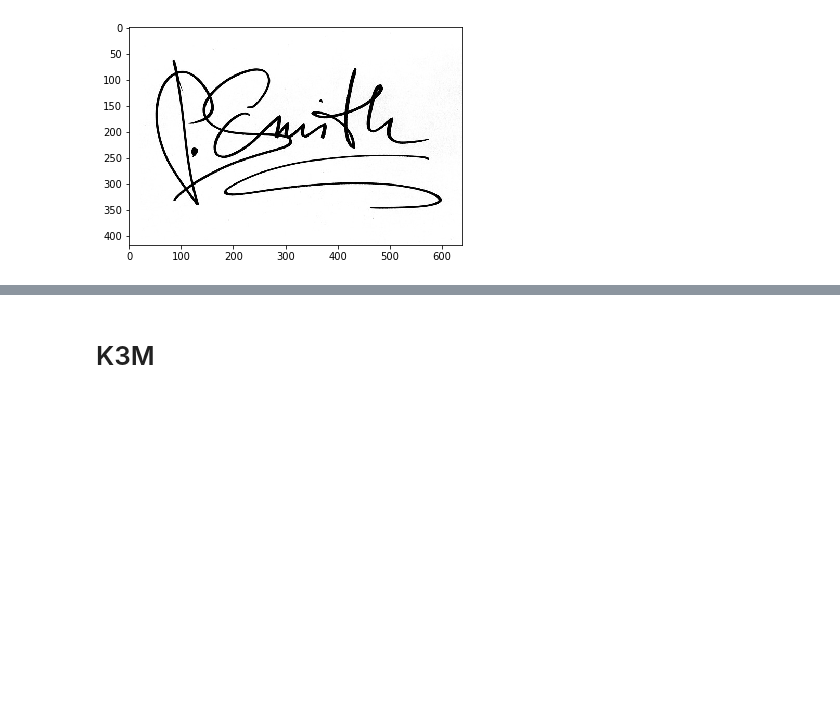
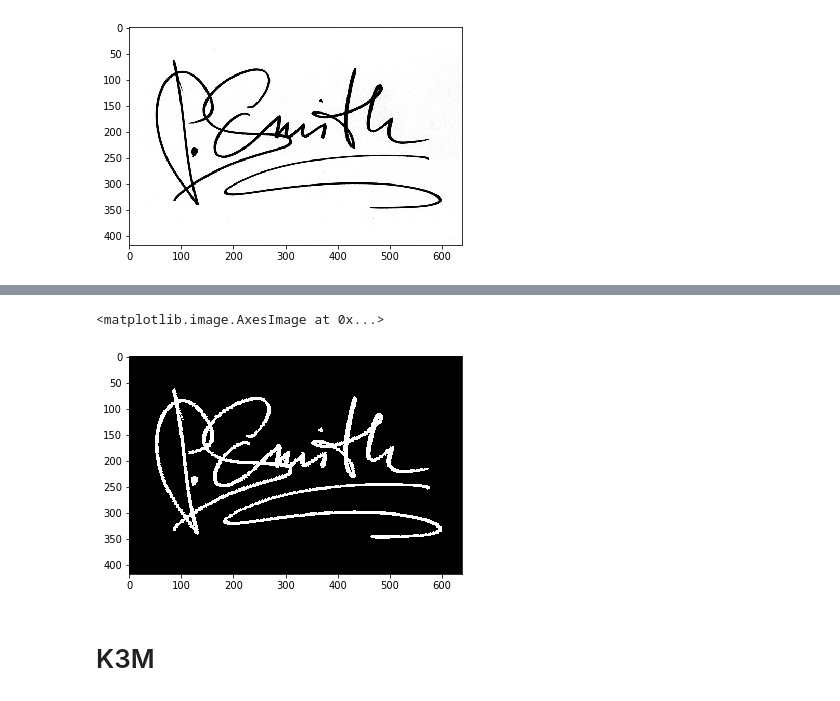
Before and after one commit to alcaster/Biometry-October, a Jupyter notebook: KMM&K3M.ipynb, the cells around one changed output, grey strips where cells are left out. Cells and saved outputs as stored; diff of their text form; code cells hidden in the pictures; blank space fills up the shorter version.

```diff
--- a/KMM&K3M.ipynb
+++ b/KMM&K3M.ipynb
@@ -142,9 +127,13 @@ DELETION_ARRAY = [
+# %%
+DELETION_ARRAY = [
+    3,5,7,12,13,14,15,20,21,22,23,28,29,30,31,48,52,53,54,55,56,60,61,62,63,65,67,69,71,77,79,80,81,83,84,85,86,87,88,89,91,92,93,94,95,97,99,101,103,109,111,112,113,115,116,117,118,119,120,121,123,124,125,126,127,131,133,135,141,143,149,151,157,159,181,183,189,191,192,193,195,197,199,205,207,208,209,211,212,213,214,215,216,217,219,220,221,222,223,224,225,227,229,231,237,239,240,241,243,244,245,246,247,248,249,251,252,253,254,255
+]
 # %%
 def delete_ns(img, n):
     result = img
     for (i, j), v in np.ndenumerate(img):
         if result[i, j] == n:
-            neighbours = img[i-1:i+2,j-1:j+2]
+            neighbours = result[i-1:i+2,j-1:j+2]
             try:
                 if get_neighbour_weight(neighbours) in DELETION_ARRAY:
                     result[i, j] = 0
@@ -153,5 +142,15 @@ def delete_ns(img, n):
             except IndexError:
                 pass
     return result
+# %%
+f = first_marks(binarized)
+a = delete_4s(f)
+b = delete_ns(a, 3)
+b = delete_ns(b, 2)
+# %%
+imshow(b, cmap=plt.cm.binary)
+# %% [output]
+<matplotlib.image.AxesImage at 0x...>
+[figure, added]
 # %% [markdown]
 # K3M
```
Also changed, not shown: parts of 11 cells of this notebook.
